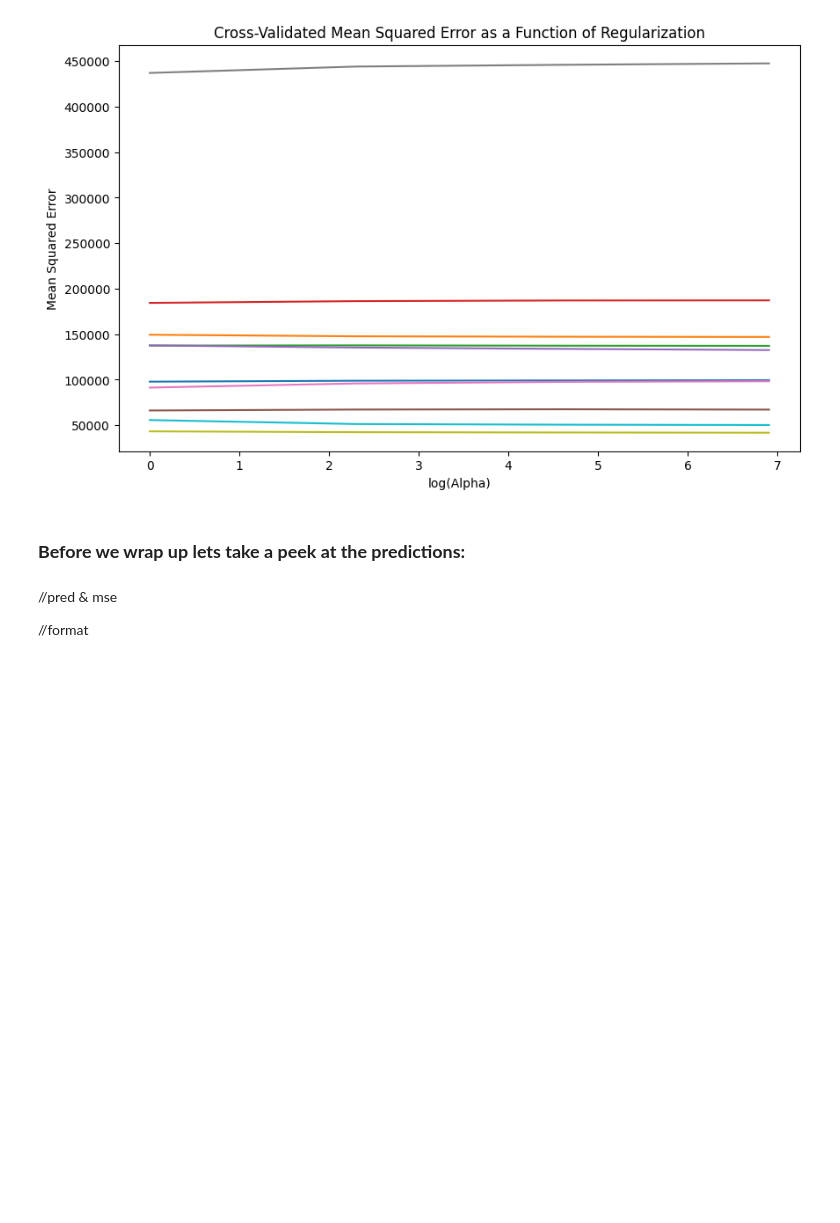
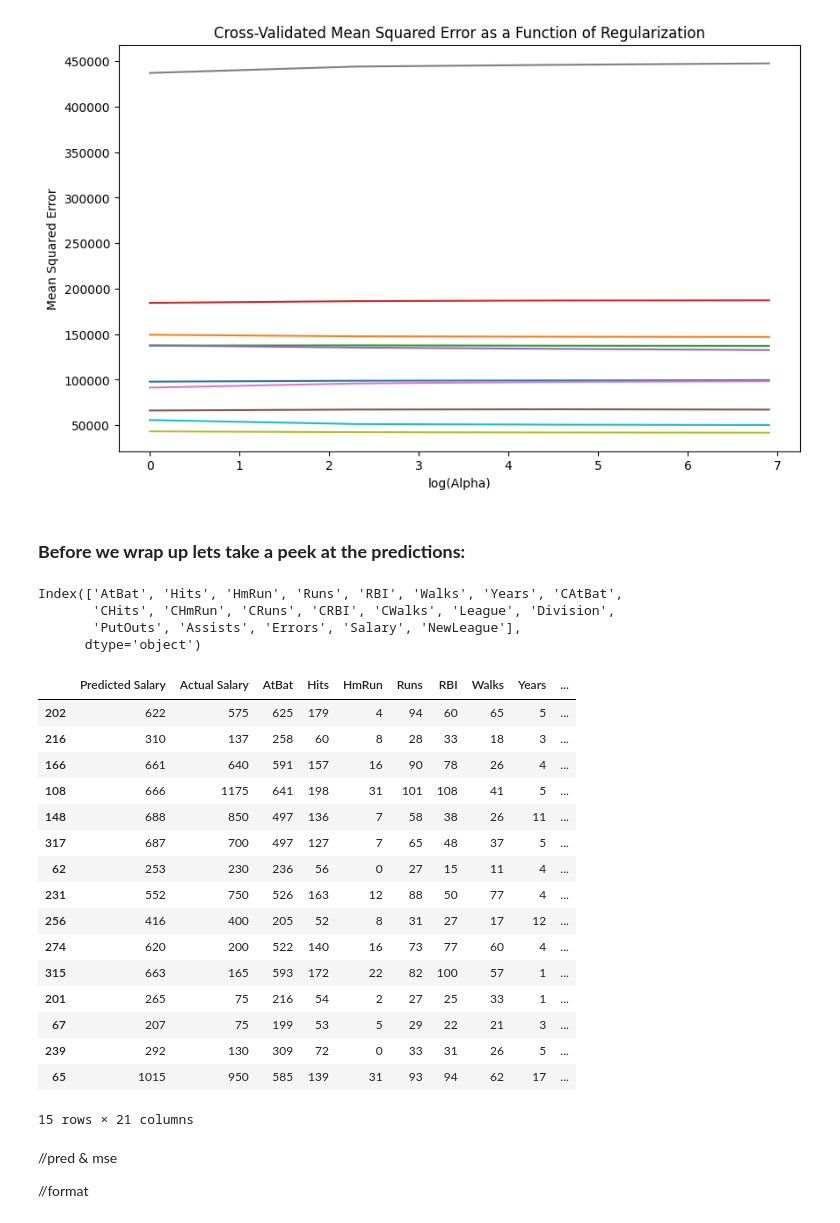
Before and after one commit to almsam/ML-playground, a Jupyter notebook: part 12 Ridge.ipynb, the cells around one changed output. Cells and saved outputs as stored; diff of their text form; code cells hidden in the pictures; blank space fills up the shorter version.

```diff
--- a/part 12 Ridge.ipynb
+++ b/part 12 Ridge.ipynb
@@ -130,6 +130,42 @@ y_test = testing_data['Salary']
 x_test = pd.get_dummies(testing_data.drop('Salary', axis=1))
 
 predicted_salary = ridge_mod.predict(x_test)
+
+testing_data.columns
+# %% [output]
+Index(['AtBat', 'Hits', 'HmRun', 'Runs', 'RBI', 'Walks', 'Years', 'CAtBat',
+       'CHits', 'CHmRun', 'CRuns', 'CRBI', 'CWalks', 'League', 'Division',
+       'PutOuts', 'Assists', 'Errors', 'Salary', 'NewLeague'],
+      dtype='object')
+# %%
+outDF = pd.DataFrame(testing_data)
+
+outDF['Predicted Salary'] = predicted_salary;           outDF['Actual Salary'] = outDF['Salary']
+
+outDF['Predicted Salary'] = outDF['Predicted Salary'].astype('int');               outDF['Actual Salary'] = outDF['Actual Salary'].astype('int')
+
+
+outDF = outDF[['Predicted Salary', 'Actual Salary'] + ['AtBat', 'Hits', 'HmRun', 'Runs', 'RBI', 'Walks', 'Years', 'CAtBat', 'CHits', 'CHmRun', 'CRuns', 'CRBI', 'CWalks', 'League', 'Division', 'PutOuts', 'Assists', 'Errors', 'NewLeague']]
+
+outDF.head(15)
+# %% [output]
+|  | Predicted Salary | Actual Salary | AtBat | Hits | HmRun | Runs | RBI | Walks | Years | ... |
+| 202 | 622 | 575 | 625 | 179 | 4 | 94 | 60 | 65 | 5 | ... |
+| 216 | 310 | 137 | 258 | 60 | 8 | 28 | 33 | 18 | 3 | ... |
+| 166 | 661 | 640 | 591 | 157 | 16 | 90 | 78 | 26 | 4 | ... |
+| 108 | 666 | 1175 | 641 | 198 | 31 | 101 | 108 | 41 | 5 | ... |
+| 148 | 688 | 850 | 497 | 136 | 7 | 58 | 38 | 26 | 11 | ... |
+| 317 | 687 | 700 | 497 | 127 | 7 | 65 | 48 | 37 | 5 | ... |
+| 62 | 253 | 230 | 236 | 56 | 0 | 27 | 15 | 11 | 4 | ... |
+| 231 | 552 | 750 | 526 | 163 | 12 | 88 | 50 | 77 | 4 | ... |
+| 256 | 416 | 400 | 205 | 52 | 8 | 31 | 27 | 17 | 12 | ... |
+| 274 | 620 | 200 | 522 | 140 | 16 | 73 | 77 | 60 | 4 | ... |
+| 315 | 663 | 165 | 593 | 172 | 22 | 82 | 100 | 57 | 1 | ... |
+| 201 | 265 | 75 | 216 | 54 | 2 | 27 | 25 | 33 | 1 | ... |
+| 67 | 207 | 75 | 199 | 53 | 5 | 29 | 22 | 21 | 3 | ... |
+| 239 | 292 | 130 | 309 | 72 | 0 | 33 | 31 | 26 | 5 | ... |
+| 65 | 1015 | 950 | 585 | 139 | 31 | 93 | 94 | 62 | 17 | ... |
+15 rows × 21 columns
 # %% [markdown]
 //pred & mse
 
```
